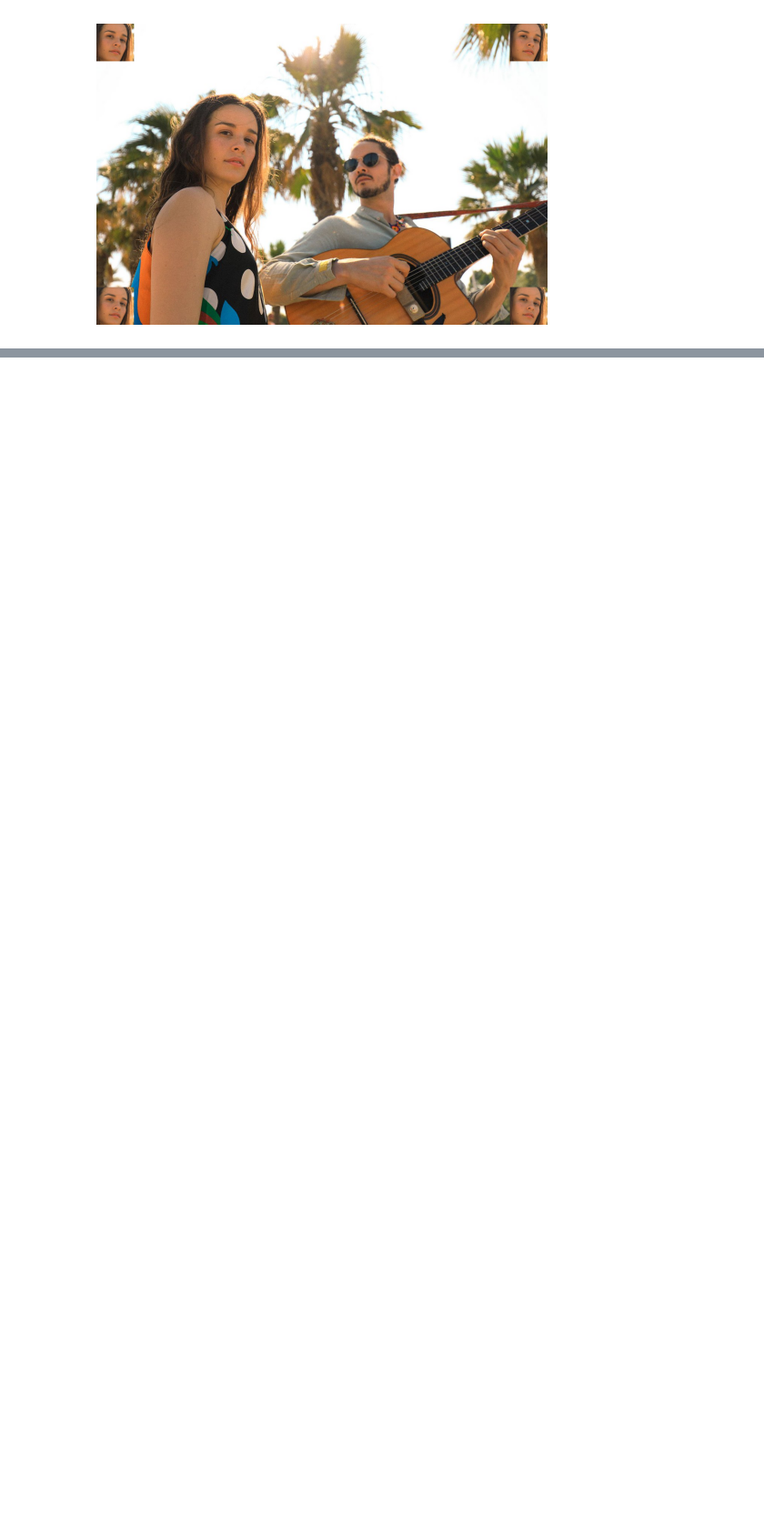
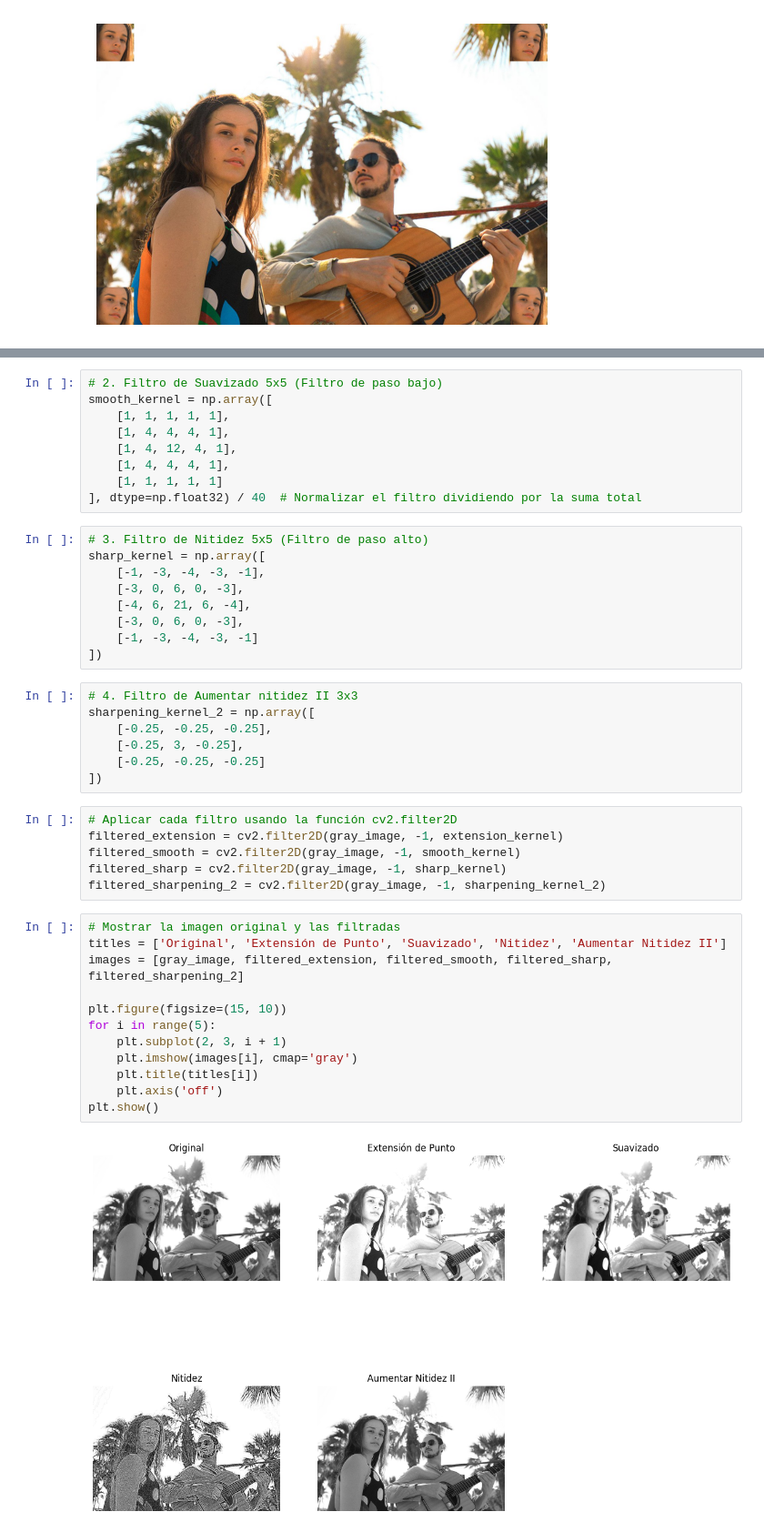
Before and after one commit to JoelByron/AI_Camp_TalentoTech, a Jupyter notebook: notebooks/07_Procesamiento_de_imagenes.ipynb, the cells around one changed output, grey strips where cells are left out. Shown at 91% size. Saved outputs shown, nothing was run; the diff lists cells and outputs as text; blank space fills up the shorter version.

```diff
--- a/notebooks/07_Procesamiento_de_imagenes.ipynb
+++ b/notebooks/07_Procesamiento_de_imagenes.ipynb
@@ -102,0 +128,45 @@ else:
+# %%
+# 2. Filtro de Suavizado 5x5 (Filtro de paso bajo)
+smooth_kernel = np.array([
+    [1, 1, 1, 1, 1],
+    [1, 4, 4, 4, 1],
+    [1, 4, 12, 4, 1],
+    [1, 4, 4, 4, 1],
+    [1, 1, 1, 1, 1]
+], dtype=np.float32) / 40  # Normalizar el filtro dividiendo por la suma total
+# %%
+# 3. Filtro de Nitidez 5x5 (Filtro de paso alto)
+sharp_kernel = np.array([
+    [-1, -3, -4, -3, -1],
+    [-3, 0, 6, 0, -3],
+    [-4, 6, 21, 6, -4],
+    [-3, 0, 6, 0, -3],
+    [-1, -3, -4, -3, -1]
+])
+# %%
+# 4. Filtro de Aumentar nitidez II 3x3
+sharpening_kernel_2 = np.array([
+    [-0.25, -0.25, -0.25],
+    [-0.25, 3, -0.25],
+    [-0.25, -0.25, -0.25]
+])
+# %%
+# Aplicar cada filtro usando la función cv2.filter2D
+filtered_extension = cv2.filter2D(gray_image, -1, extension_kernel)
+filtered_smooth = cv2.filter2D(gray_image, -1, smooth_kernel)
+filtered_sharp = cv2.filter2D(gray_image, -1, sharp_kernel)
+filtered_sharpening_2 = cv2.filter2D(gray_image, -1, sharpening_kernel_2)
+# %%
+# Mostrar la imagen original y las filtradas
+titles = ['Original', 'Extensión de Punto', 'Suavizado', 'Nitidez', 'Aumentar Nitidez II']
+images = [gray_image, filtered_extension, filtered_smooth, filtered_sharp, filtered_sharpening_2]
+
+plt.figure(figsize=(15, 10))
+for i in range(5):
+    plt.subplot(2, 3, i + 1)
+    plt.imshow(images[i], cmap='gray')
+    plt.title(titles[i])
+    plt.axis('off')
+plt.show()
+# %% [output]
+[figure, added]
```
Also changed, not shown: parts of 3 cells of this notebook.
